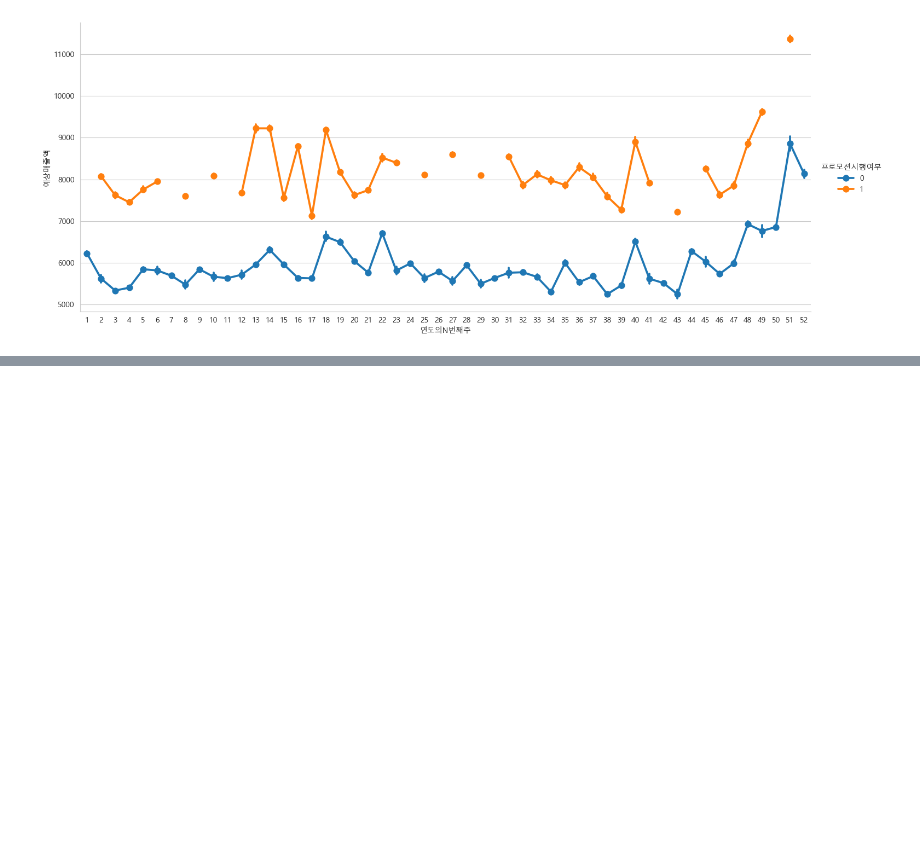
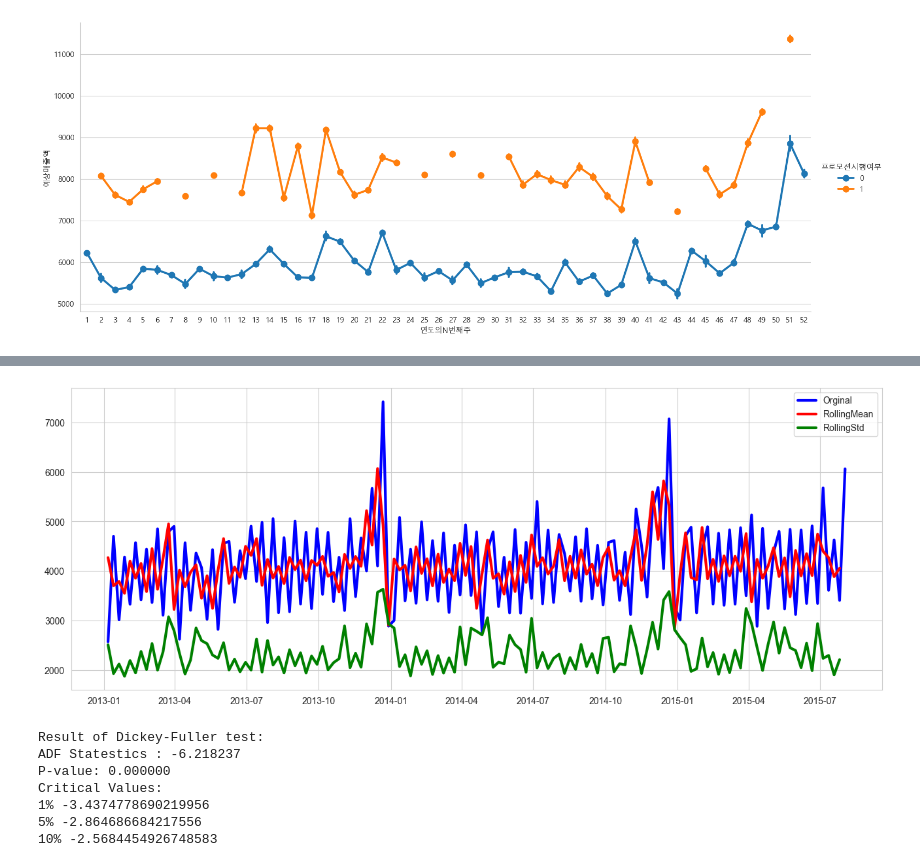
Before and after one commit to Drew240316/DREW_PY, a Jupyter notebook: 2025/Personal_Projects/Rossmann Store Sales Prediction/Notebook.ipynb, the cells around one changed output, grey strips where cells are left out. Drawn from its saved outputs; the diff is of its cells as text; code cells hidden in the pictures; blank space fills up the shorter version.

```diff
--- a/2025/Personal_Projects/Rossmann Store Sales Prediction/Notebook.ipynb
+++ b/2025/Personal_Projects/Rossmann Store Sales Prediction/Notebook.ipynb
@@ -523,0 +635,37 @@ sns.catplot(data= train_store_joined_open, x='연도의N번째주', y="예상매
+# %%
+## (아래) 시각적인 정상성 체크
+def test_stationarity(timeseries):
+    roll_mean = timeseries.rolling(window=7).mean() # 7개 관측치를 하나의 묶음으로 잡고 평균을 구합니다.
+    roll_std = timeseries.rolling(window=7).std()  # 7개 관측치를 하나의 묶음으로 잡고 평균을 구합니다.
+    # 1일차 값(앞에 데이터가 부족해서 NaN) > 7일차 값(1-7일 평균) > 8일차 값 (2-8일차 평균) 이런식으로 창(window)가 한 칸씩 앞으로 슬라이딩 합니다.
+    # 이유 ? 시계열 정상성이면, 평균, 분산이 시간에 따라 크게 안 바뀝니다.
+
+    plt.subplots(figsize = (16,6))  # 주(week) 단위로 다시 묶고, 원본 + 이동평균 + 이동 표준편차를 주 단위로 그립니다.
+    original = plt.plot(timeseries.resample('w').mean(), color = 'blue', linewidth = 3, label = 'Orginal')
+    roll_mean = plt.plot(roll_mean.resample('w').mean(), color = 'red', linewidth = 3, label = 'RollingMean')
+    roll_mean = plt.plot(roll_std.resample('w').mean(), color = 'green', linewidth = 3, label = 'RollingStd')
+
+    plt.legend(loc='best')  #legend : 파랑/빨강/초록색이 어떤 라인인지 표시
+    plt.show()  # 그림 화면에 띄우기
+
+
+## (아래) dickey - fuller 테스트 실행
+    print('Result of Dickey-Fuller test: ')
+    result = adfuller(timeseries, autolag='AIC')  #adfuller()함수는 이 시계열이 정상적인지 아닌지를 통계적으로 검정하는 함수, #aic를 기준으로 최적 lag(시차)를 선택함.
+
+    print('ADF Statestics : %f' %result[0])
+    print('P-value: %f' %result[1])
+    print('Critical Values:')
+    for key, value in result[4].items():
+        print(key, value)
+# %%
+test_stationarity(sales_a)
+# %% [output]
+[figure, added]
+Result of Dickey-Fuller test:
+ADF Statestics : -6.218237
+P-value: 0.000000
+Critical Values:
+1% -3.4374778690219956
+5% -2.864686684217556
+10% -2.5684454926748583
```
Also changed, not shown: parts of 80 cells of this notebook, 4 other files.
